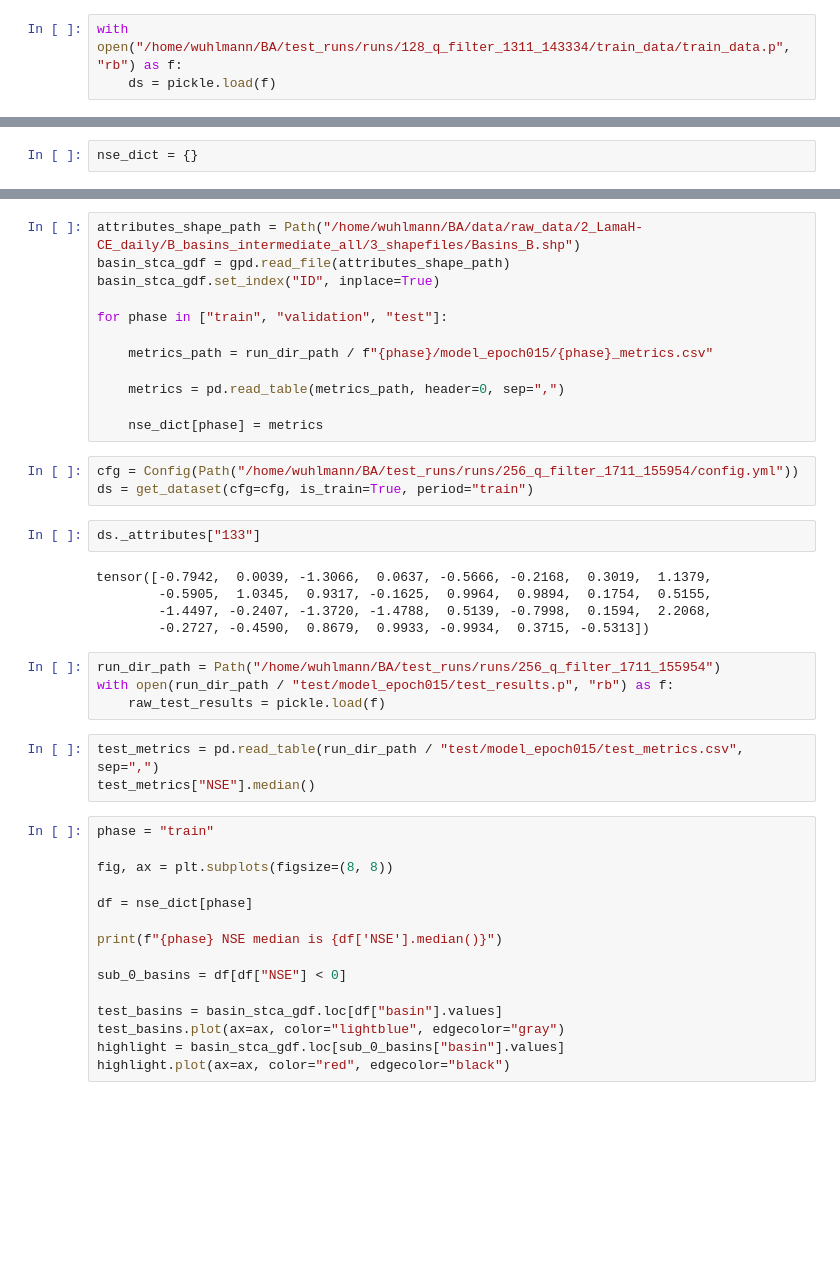
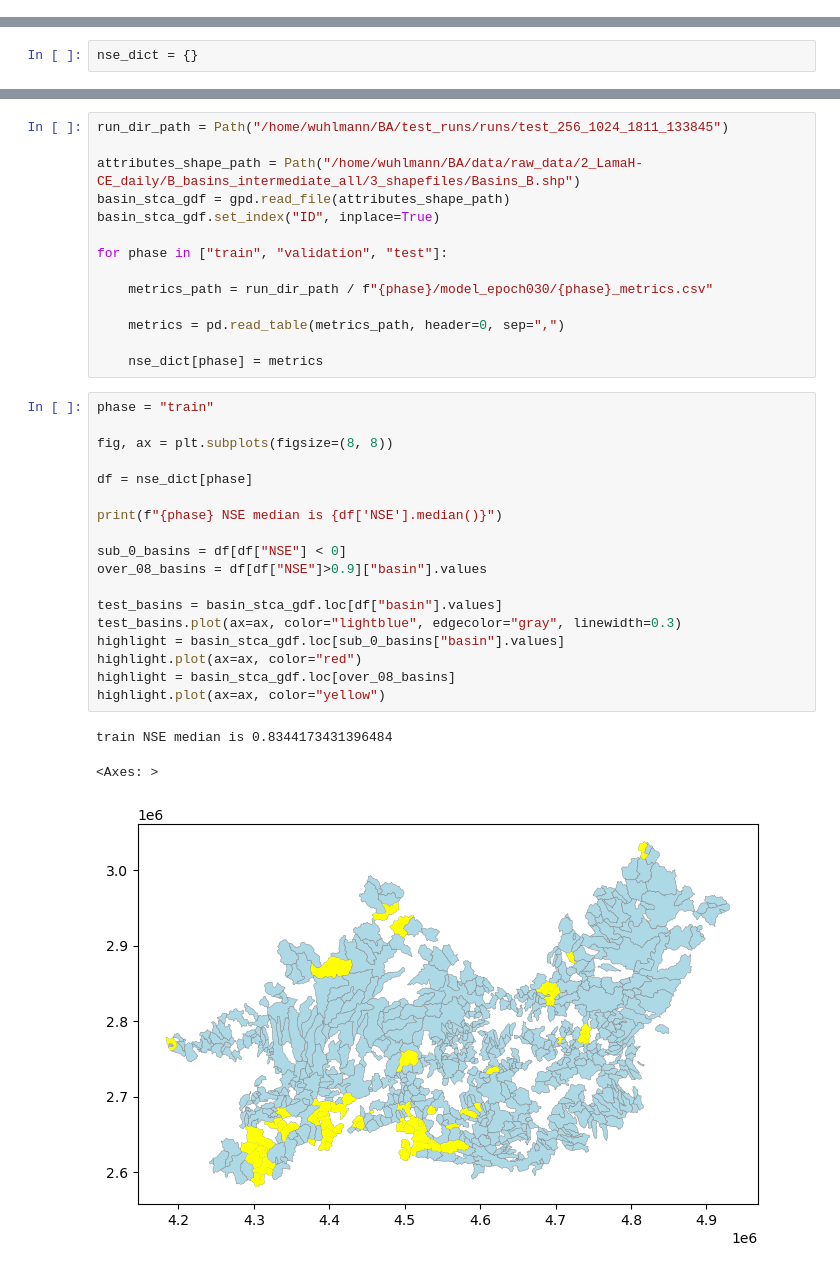
Before and after one commit to tripleUU-U/lamah-ce_lstm, a Jupyter notebook: analaysis/first_inspect.ipynb, the cells around one changed output, grey strips where cells are left out. Cells and saved outputs as stored; diff of their text form; blank space fills up the shorter version.

```diff
--- a/analaysis/first_inspect.ipynb
+++ b/analaysis/first_inspect.ipynb
@@ -15,6 +14,3 @@ from neuralhydrology.modelzoo.ealstm import EALSTM
 from neuralhydrology.modelzoo.customlstm import CustomLSTM
 from neuralhydrology.nh_run import eval_run
 from neuralhydrology.utils.config import Config
-# %%
-with open("/home/wuhlmann/BA/test_runs/runs/128_q_filter_1311_143334/train_data/train_data.p", "rb") as f:
-    ds = pickle.load(f)
@@ -27,46 +19,38 @@ run_dir_path = Path("/home/wuhlmann/BA/test_runs/runs/256_q_filter_1711_155953")
 # %%
+run_dir_path = Path("/home/wuhlmann/BA/test_runs/runs/test_256_1024_1811_133845")
+
 attributes_shape_path = Path("/home/wuhlmann/BA/data/raw_data/2_LamaH-CE_daily/B_basins_intermediate_all/3_shapefiles/Basins_B.shp")
 basin_stca_gdf = gpd.read_file(attributes_shape_path)
 basin_stca_gdf.set_index("ID", inplace=True)
 
 for phase in ["train", "validation", "test"]:
 
-    metrics_path = run_dir_path / f"{phase}/model_epoch015/{phase}_metrics.csv"
+    metrics_path = run_dir_path / f"{phase}/model_epoch030/{phase}_metrics.csv"
 
     metrics = pd.read_table(metrics_path, header=0, sep=",")
 
     nse_dict[phase] = metrics
-# %%
-cfg = Config(Path("/home/wuhlmann/BA/test_runs/runs/256_q_filter_1711_155954/config.yml"))
-ds = get_dataset(cfg=cfg, is_train=True, period="train")
-# %%
-ds._attributes["133"]
-# %% [output]
-tensor([-0.7942,  0.0039, -1.3066,  0.0637, -0.5666, -0.2168,  0.3019,  1.1379,
-        -0.5905,  1.0345,  0.9317, -0.1625,  0.9964,  0.9894,  0.1754,  0.5155,
-        -1.4497, -0.2407, -1.3720, -1.4788,  0.5139, -0.7998,  0.1594,  2.2068,
-        -0.2727, -0.4590,  0.8679,  0.9933, -0.9934,  0.3715, -0.5313])
-# %%
-run_dir_path = Path("/home/wuhlmann/BA/test_runs/runs/256_q_filter_1711_155954")
-with open(run_dir_path / "test/model_epoch015/test_results.p", "rb") as f:
-    raw_test_results = pickle.load(f)
-# %%
-test_metrics = pd.read_table(run_dir_path / "test/model_epoch015/test_metrics.csv", sep=",")
-test_metrics["NSE"].median()
 # %%
 phase = "train"
 
 fig, ax = plt.subplots(figsize=(8, 8))
 
 df = nse_dict[phase]
 
 print(f"{phase} NSE median is {df['NSE'].median()}")
 
 sub_0_basins = df[df["NSE"] < 0]
+over_08_basins = df[df["NSE"]>0.9]["basin"].values
 
 test_basins = basin_stca_gdf.loc[df["basin"].values]
-test_basins.plot(ax=ax, color="lightblue", edgecolor="gray")
+test_basins.plot(ax=ax, color="lightblue", edgecolor="gray", linewidth=0.3)
 highlight = basin_stca_gdf.loc[sub_0_basins["basin"].values]
-highlight.plot(ax=ax, color="red", edgecolor="black")
+highlight.plot(ax=ax, color="red")
+highlight = basin_stca_gdf.loc[over_08_basins]
+highlight.plot(ax=ax, color="yellow")
+# %% [output]
+train NSE median is 0.8344173431396484
+<Axes: >
+[figure, added]
 # %%
 sub_0_basins
```
Also changed, not shown: parts of 5 cells of this notebook, 2 other files.
